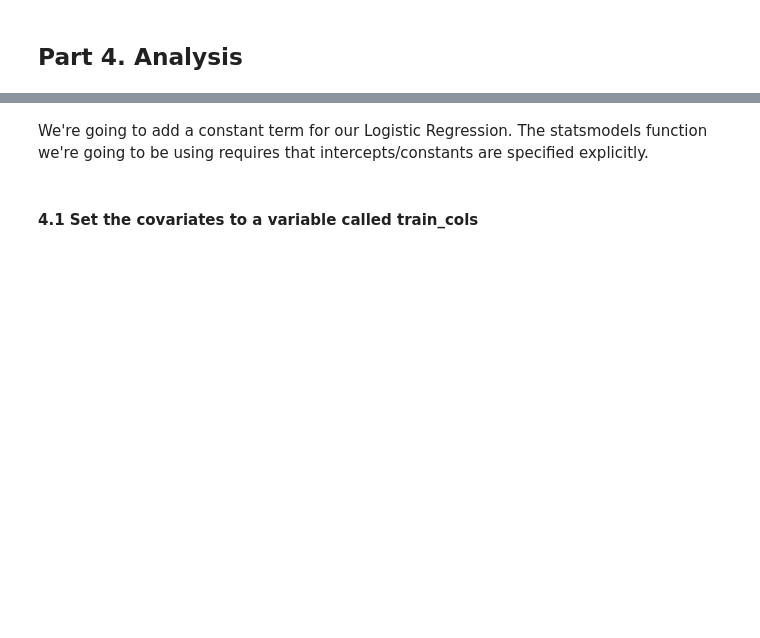
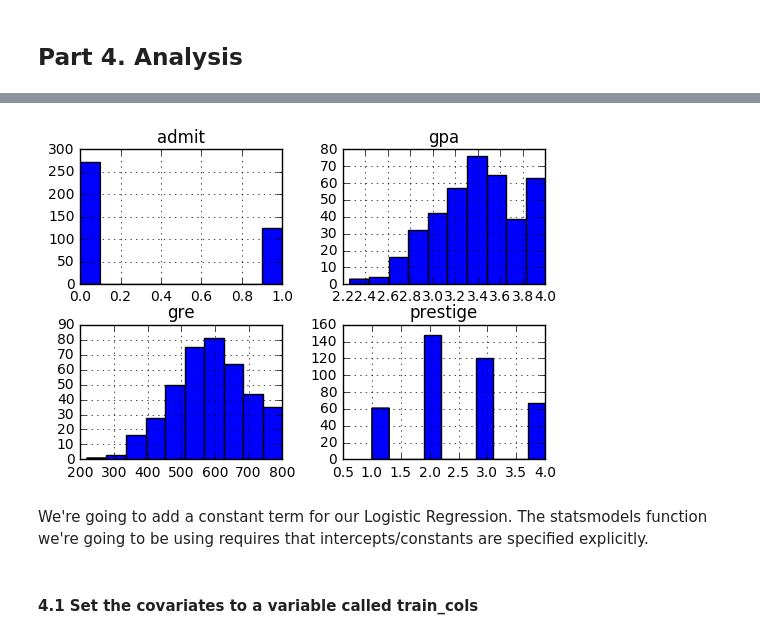
Before and after one commit to jmcelderry/jmcelderry, a Jupyter notebook: projects/unit-projects/project-3/starter-code/project3-starter.ipynb, the cells around one changed output, grey strips where cells are left out. Cells and saved outputs as stored; diff of their text form; code cells hidden in the pictures; blank space fills up the shorter version.

```diff
--- a/projects/unit-projects/project-3/starter-code/project3-starter.ipynb
+++ b/projects/unit-projects/project-3/starter-code/project3-starter.ipynb
@@ -141,3 +209,17 @@ print data.head()
+# %%
+# Now, as part of my exploratory analysis, I'm going to plot each column in the data frame
+# Why: to visualize the distribution of the data
+
+
+df.hist()
+plt.show()
+
+# Findings:
+# The most common GPA of the applicants was roughly 3.4
+# The most common GRE of the applicant group was around 600
+# Most applicants went to an above average college but not top ranked schools
+# %% [output]
+[figure, added]
 # %% [markdown]
 We're going to add a constant term for our Logistic Regression. The statsmodels function we're going to be using requires that intercepts/constants are specified explicitly.
 # %%
```
Also changed, not shown: parts of 48 cells of this notebook, 3 other files.
